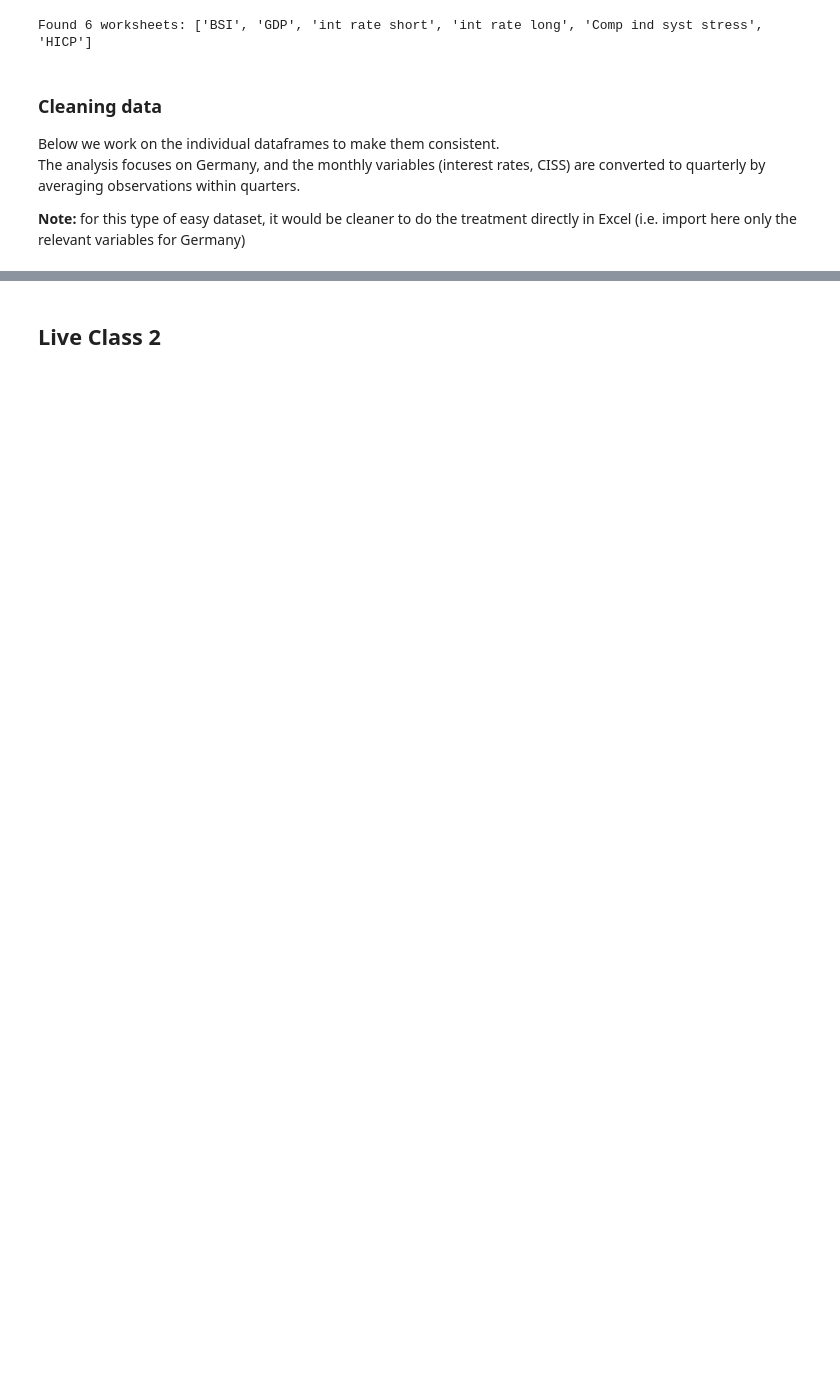
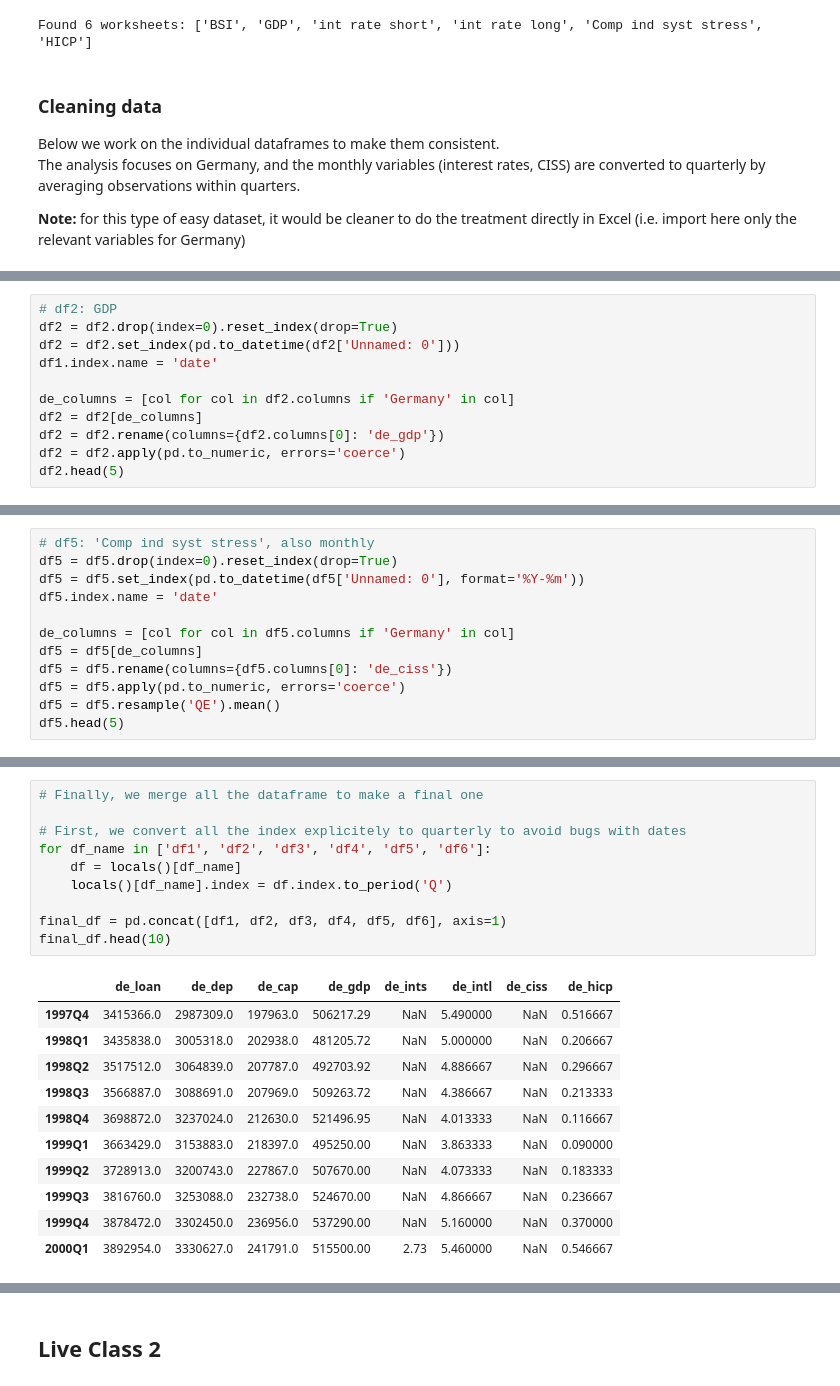
Before and after one commit to hugobrrss/FBF, a Jupyter notebook: FBF_TimeSeries_LiveClasses.ipynb, the cells around one changed output, grey strips where cells are left out. Saved outputs shown, nothing was run; the diff lists cells and outputs as text; blank space fills up the shorter version.

```diff
--- a/FBF_TimeSeries_LiveClasses.ipynb
+++ b/FBF_TimeSeries_LiveClasses.ipynb
@@ -57,0 +72,11 @@ print(f"Access individual sheets like: dataframes['{sheet_names[0]}']")
+# %%
+# df2: GDP
+df2 = df2.drop(index=0).reset_index(drop=True)
+df2 = df2.set_index(pd.to_datetime(df2['Unnamed: 0']))
+df1.index.name = 'date'
+
+de_columns = [col for col in df2.columns if 'Germany' in col]
+df2 = df2[de_columns]
+df2 = df2.rename(columns={df2.columns[0]: 'de_gdp'})
+df2 = df2.apply(pd.to_numeric, errors='coerce')
+df2.head(5)
@@ -57,0 +133,12 @@ print(f"Access individual sheets like: dataframes['{sheet_names[0]}']")
+# %%
+# df5: 'Comp ind syst stress', also monthly
+df5 = df5.drop(index=0).reset_index(drop=True)
+df5 = df5.set_index(pd.to_datetime(df5['Unnamed: 0'], format='%Y-%m'))
+df5.index.name = 'date'
+
+de_columns = [col for col in df5.columns if 'Germany' in col]
+df5 = df5[de_columns]
+df5 = df5.rename(columns={df5.columns[0]: 'de_ciss'})
+df5 = df5.apply(pd.to_numeric, errors='coerce')
+df5 = df5.resample('QE').mean()
+df5.head(5)
@@ -57,0 +173,22 @@ print(f"Access individual sheets like: dataframes['{sheet_names[0]}']")
+# %%
+# Finally, we merge all the dataframe to make a final one
+
+# First, we convert all the index explicitely to quarterly to avoid bugs with dates
+for df_name in ['df1', 'df2', 'df3', 'df4', 'df5', 'df6']:
+    df = locals()[df_name]
+    locals()[df_name].index = df.index.to_period('Q')
+
+final_df = pd.concat([df1, df2, df3, df4, df5, df6], axis=1)
+final_df.head(10)
+# %% [output]
+|  | de_loan | de_dep | de_cap | de_gdp | de_ints | de_intl | de_ciss | de_hicp |
+| 1997Q4 | 3415366.0 | 2987309.0 | 197963.0 | 506217.29 | NaN | 5.490000 | NaN | 0.516667 |
+| 1998Q1 | 3435838.0 | 3005318.0 | 202938.0 | 481205.72 | NaN | 5.000000 | NaN | 0.206667 |
+| 1998Q2 | 3517512.0 | 3064839.0 | 207787.0 | 492703.92 | NaN | 4.886667 | NaN | 0.296667 |
+| 1998Q3 | 3566887.0 | 3088691.0 | 207969.0 | 509263.72 | NaN | 4.386667 | NaN | 0.213333 |
+| 1998Q4 | 3698872.0 | 3237024.0 | 212630.0 | 521496.95 | NaN | 4.013333 | NaN | 0.116667 |
+| 1999Q1 | 3663429.0 | 3153883.0 | 218397.0 | 495250.00 | NaN | 3.863333 | NaN | 0.090000 |
+| 1999Q2 | 3728913.0 | 3200743.0 | 227867.0 | 507670.00 | NaN | 4.073333 | NaN | 0.183333 |
+| 1999Q3 | 3816760.0 | 3253088.0 | 232738.0 | 524670.00 | NaN | 4.866667 | NaN | 0.236667 |
+| 1999Q4 | 3878472.0 | 3302450.0 | 236956.0 | 537290.00 | NaN | 5.160000 | NaN | 0.370000 |
+| 2000Q1 | 3892954.0 | 3330627.0 | 241791.0 | 515500.00 | 2.73 | 5.460000 | NaN | 0.546667 |
```
Also changed, not shown: parts of 15 cells of this notebook.
